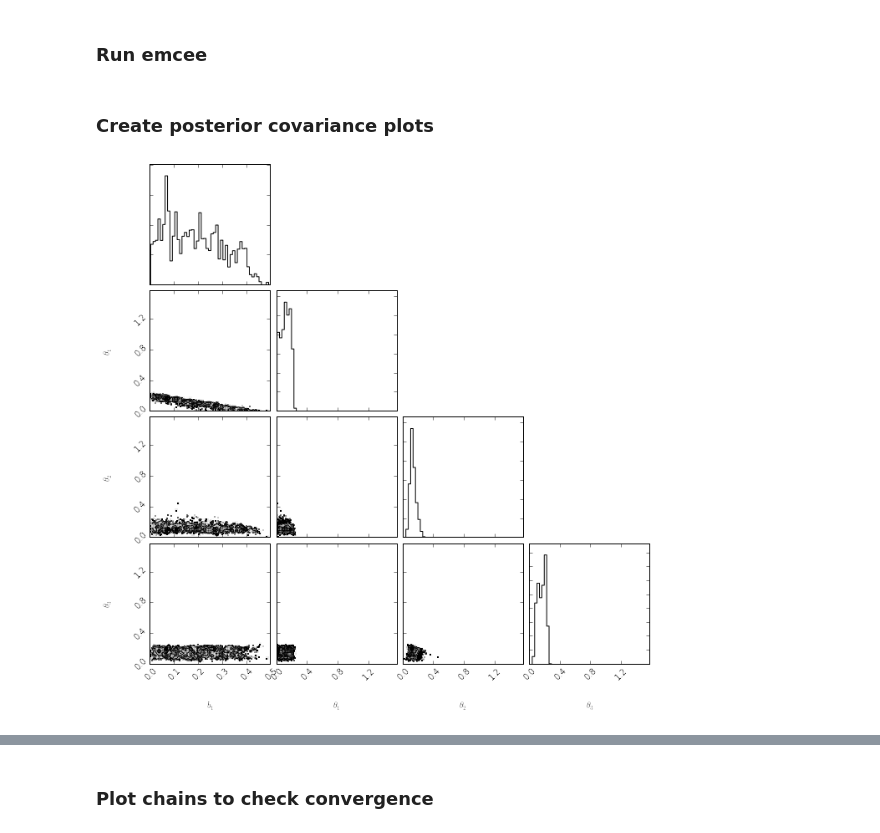
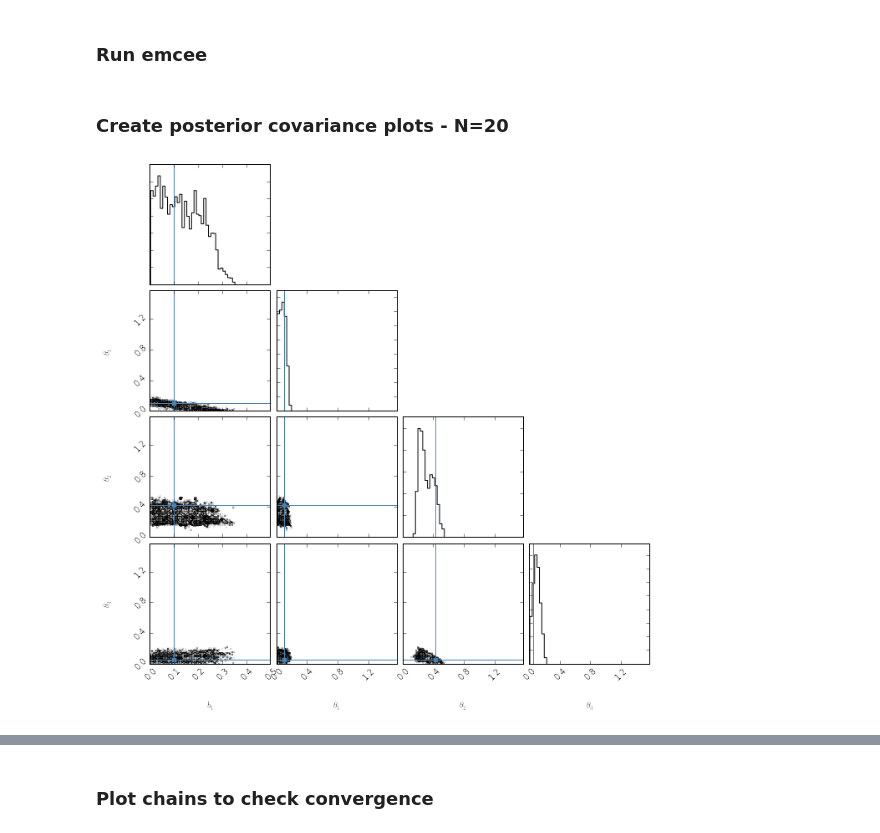
Before and after one commit to astroJeff/separated-at-birth, a Jupyter notebook: notebooks/IFMR Fake Data 1.ipynb, the cells around one changed output, grey strips where cells are left out. Saved outputs shown, nothing was run; the diff lists cells and outputs as text; code cells hidden in the pictures.

```diff
--- a/notebooks/IFMR Fake Data 1.ipynb
+++ b/notebooks/IFMR Fake Data 1.ipynb
@@ -270,3 +305,21 @@ def ln_posterior(p, MESA_tcool, DWD):
         return -np.inf
 
     return lp + ll.sum()
+# %%
+p0 = np.zeros(ndim)
+p0 = 0.2, 0.05, 0.25, 0.15
+
+#p0[0] = np.random.normal(p_true[0], 0.01, size=1) # b1
+#p0[1] = np.random.normal(p_true[1], 0.01, size=1) # theta_1
+#p0[2] = np.random.normal(p_true[2], 0.01, size=1) # theta_2
+#p0[3] = np.random.normal(p_true[3], 0.01, size=1) # theta_3
+
+
+print (DWD["age2"]-DWD["age1"]) - (lifetime(MESA_tcool, get_mzams(p_true, DWD["m1_wd"])) - lifetime(MESA_tcool, get_mzams(p_true,DWD["m2_wd"])))
+
+print "P_true = ", p_true
+#print ln_likelihood(p_true, MESA_tcool, DWD)
+print ln_posterior(p_true, MESA_tcool, DWD)
+print "P_new = ", p0
+#print ln_likelihood(p0, MESA_tcool, DWD)
+print ln_posterior(p0, MESA_tcool, DWD)
@@ -273,18 +336,21 @@ def ln_posterior(p, MESA_tcool, DWD):
 # %% [markdown]
 ### Wrapper for emcee
 # %%
+p_i = np.zeros(ndim)
+p_i = 0.2, 0.05, 0.25, 0.15
 
 # This function runs emcee
 def run_inference(MESA_tcool, DWD, nwalkers=32, nburn=200, nsteps=1000):
     # number of parameters
     ndim = 4
+#    ndim = 2
 
     # initial positions for walkers
     p0 = np.zeros((nwalkers,ndim))
-    p0[:,0] = np.random.normal(0.2, 0.05, size=nwalkers) # b1
-    p0[:,1] = np.random.normal(0.15, 0.03, size=nwalkers) # theta_1
-    p0[:,2] = np.random.normal(0.15, 0.03, size=nwalkers) # theta_2
-    p0[:,3] = np.random.normal(0.15, 0.03, size=nwalkers) # theta_3
+    p0[:,0] = np.random.normal(p_i[0], 0.01, size=nwalkers) # b1
+    p0[:,1] = np.random.normal(p_i[1], 0.01, size=nwalkers) # theta_1
+    p0[:,2] = np.random.normal(p_i[2], 0.03, size=nwalkers) # theta_2
+    p0[:,3] = np.random.normal(p_i[3], 0.03, size=nwalkers) # theta_3
 
     args = (MESA_tcool, DWD)
     sampler = emcee.EnsembleSampler(nwalkers=nwalkers, dim=ndim, lnpostfn=ln_posterior, args=args)
@@ -302,13 +368,16 @@ def run_inference(MESA_tcool, DWD, nwalkers=32, nburn=200, nsteps=1000):
 # %% [markdown]
 ### Run emcee
 # %%
-sampler = run_inference(MESA_tcool, DWD, nburn=200, nsteps=1000)
+sampler = run_inference(MESA_tcool, DWD, nburn=50, nsteps=200)
 # %% [markdown]
-### Create posterior covariance plots
+### Create posterior covariance plots - N=20
 # %%
 labels = ["$b_1$", r"$\theta_1$", r"$\theta_2$", r"$\theta_3$"]
 extents = [(0.0, 0.5), (0.0,np.pi/2.), (0.0,np.pi/2.), (0.0,np.pi/2.)]
 
-fig = triangle.corner(sampler.flatchain, labels=labels, extents=extents)
+#labels = ["$b_1$", r"$\theta_1$"]
+#extents = [(0.0, 0.5), (0.0,np.pi/2.)]
+
+fig = triangle.corner(sampler.flatchain, truths=p_true, labels=labels, extents=extents)
 # %% [output]
-[figure, old version]
+[figure, new version]
```
Also changed, not shown: parts of 10 cells of this notebook.
